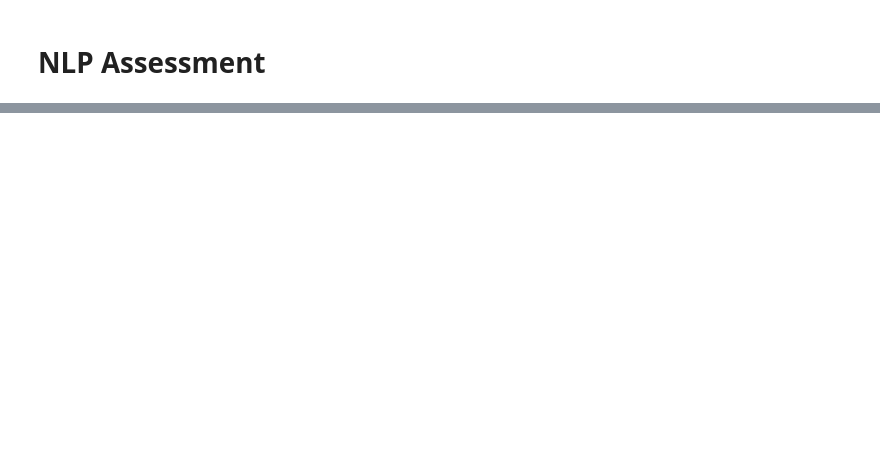
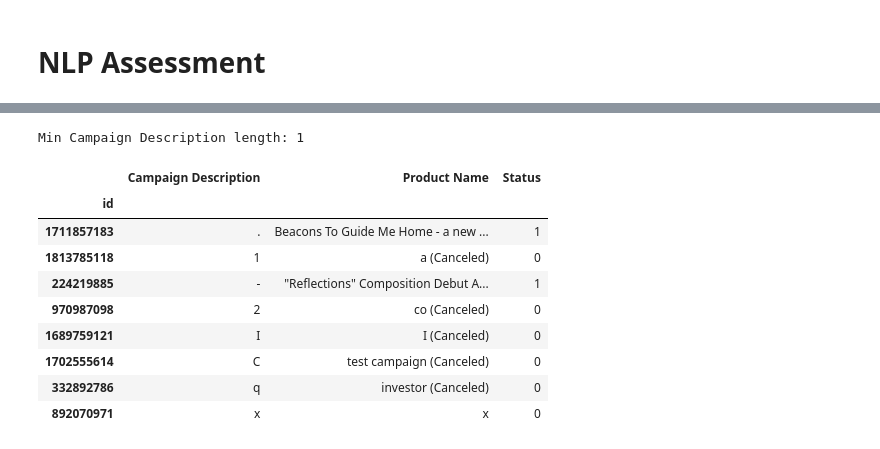
Before and after one commit to BW-Kickstarter-Success-03/campaign_eval, a Jupyter notebook: Kickstarter_project.ipynb, the cells around one changed output, grey strips where cells are left out. Saved outputs shown, nothing was run; the diff lists cells and outputs as text; code cells hidden in the pictures; blank space fills up the shorter version.

```diff
--- a/Kickstarter_project.ipynb
+++ b/Kickstarter_project.ipynb
@@ -249,0 +299,16 @@ Name: Campaign Description, Length: 148206, dtype: object
+# %%
+min_Campaign_Description = txt_df['Campaign Description'].apply(len).min()
+print('Min Campaign Description length:', min_Campaign_Description)
+txt_df[txt_df['Campaign Description'].apply(len)==1]
+# %% [output]
+Min Campaign Description length: 1
+|  | Campaign Description | Product Name | Status |
+| id |  |  |  |
+| 1711857183 | . | Beacons To Guide Me Home - a new ... | 1 |
+| 1813785118 | 1 | a (Canceled) | 0 |
+| 224219885 | - | "Reflections" Composition Debut A... | 1 |
+| 970987098 | 2 | co (Canceled) | 0 |
+| 1689759121 | I | I (Canceled) | 0 |
+| 1702555614 | C | test campaign (Canceled) | 0 |
+| 332892786 | q | investor (Canceled) | 0 |
+| 892070971 | x | x | 0 |
```
Also changed, not shown: parts of 37 cells of this notebook.
